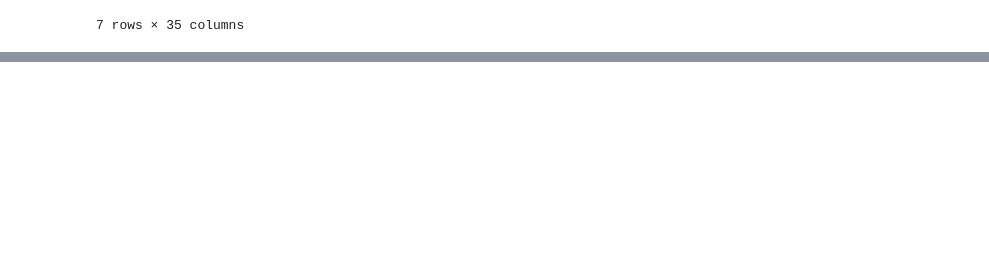
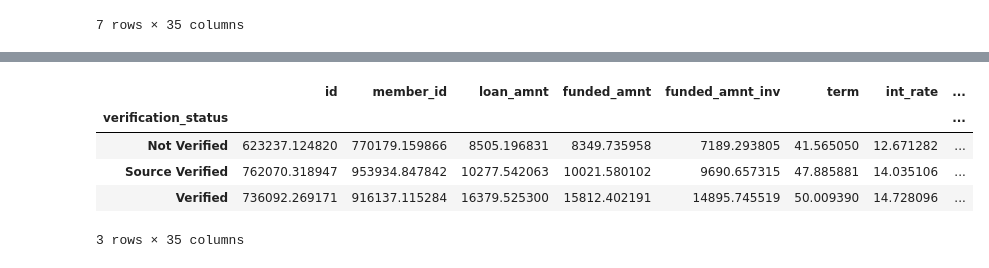
Before and after one commit to udaykirankavaturu/lending-club-case-study, a Jupyter notebook: uday_kiran_kavaturu.ipynb, the cells around one changed output, grey strips where cells are left out. Saved outputs shown, nothing was run; the diff lists cells and outputs as text; code cells hidden in the pictures; blank space fills up the shorter version.

```diff
--- a/uday_kiran_kavaturu.ipynb
+++ b/uday_kiran_kavaturu.ipynb
@@ -624,0 +705,10 @@ charged_off_loans_df.groupby(by='grade').mean()
+# %%
+# by verification status
+charged_off_loans_df.groupby(by='verification_status').mean()
+# %% [output]
+|  | id | member_id | loan_amnt | funded_amnt | funded_amnt_inv | term | int_rate | ... |
+| verification_status |  |  |  |  |  |  |  | ... |
+| Not Verified | 623237.124820 | 770179.159866 | 8505.196831 | 8349.735958 | 7189.293805 | 41.565050 | 12.671282 | ... |
+| Source Verified | 762070.318947 | 953934.847842 | 10277.542063 | 10021.580102 | 9690.657315 | 47.885881 | 14.035106 | ... |
+| Verified | 736092.269171 | 916137.115284 | 16379.525300 | 15812.402191 | 14895.745519 | 50.009390 | 14.728096 | ... |
+3 rows × 35 columns
```
Also changed, not shown: parts of 8 cells of this notebook.
